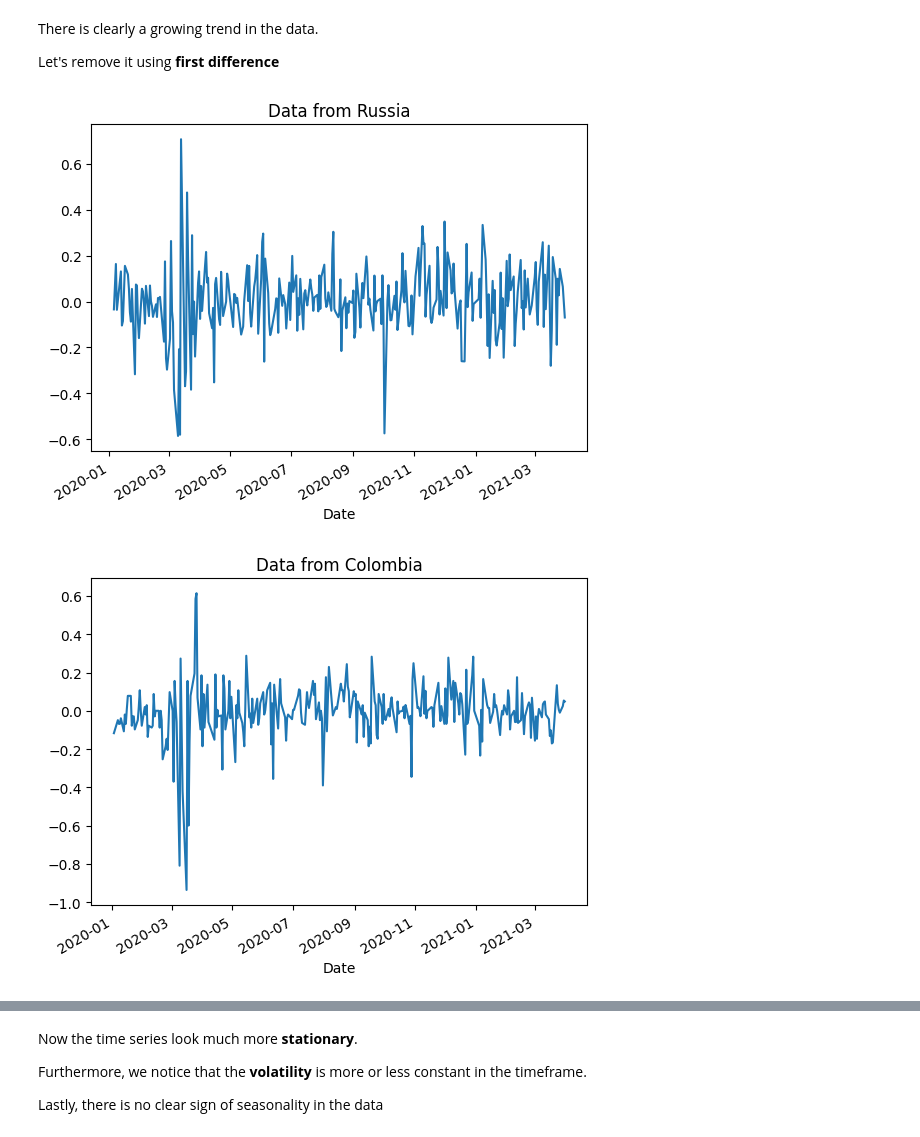
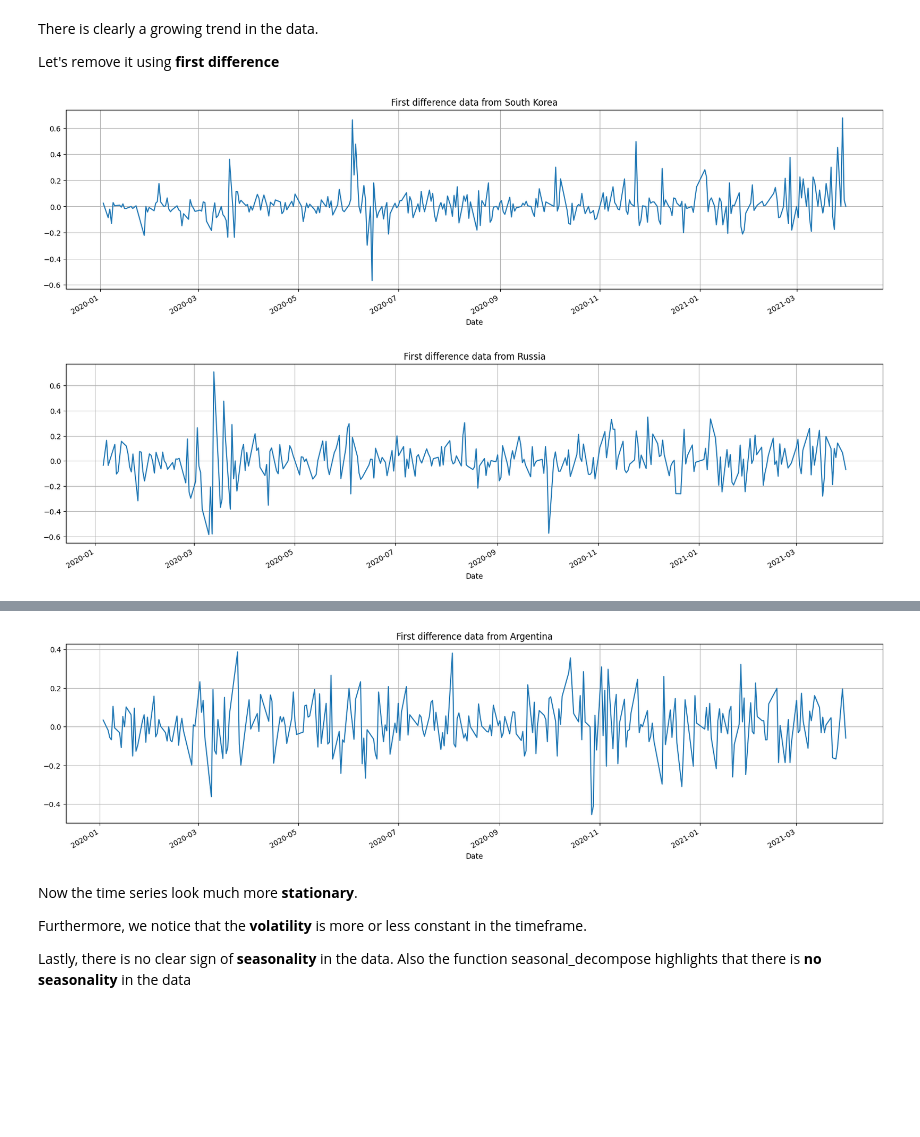
Before and after one commit to Ilvecho/Value-Investor, a Jupyter notebook: Project_5.ipynb, the cells around one changed output, grey strips where cells are left out. Cells and saved outputs as stored; diff of their text form; code cells hidden in the pictures; blank space fills up the shorter version.

```diff
--- a/Project_5.ipynb
+++ b/Project_5.ipynb
@@ -44,21 +41,3 @@ Name: Price, Length: 303, dtype: float64
-# %%
-file_list = os.listdir('/content/')
-data = {}
-
-for filename in file_list:
-    if filename.startswith('2020Q1'):
-      country = filename.split(' - ')[1].strip()
-      tmp_data = pd.read_csv(filename)[:-1]
-      tmp_data['Date'] = pd.to_datetime(tmp_data['Date'])
-      tmp_data.set_index('Date', inplace=True)
-
-      # A couple of exceptions in the dataset in which commas are used to separate the thousands
-      if country == 'Colombia' or country == 'South Africa':
-        tmp_data['Price'] = tmp_data['Price'].apply(lambda x: x.replace(',', ''))
-
-      data[country] = tmp_data['Price'].astype(float).sort_index()
-    else:
-      file_list.remove(filename)
 # %%
 for key in data.keys():
   print('\n\n###########\n')
@@ -66,7 +63,5 @@ for key in data.keys():
 # %%
 for key in data.keys():
-  fig = plt.Figure()
-  ax = data[key].plot()
-  ax.set_title(f'Data from {key}')
+  data[key].plot(figsize=(20,5), title=f'Data from {key}', grid='on')
   plt.show()
 # %% [output]
@@ -90,8 +86,6 @@ for key in data.keys():
   norm_price = (price - avg) / dev
   norm_data[key] = norm_price
 
-  fig = plt.Figure()
-  ax = norm_price.plot()
-  ax.set_title(f'Data from {key}')
+  ax = norm_price.plot(figsize=(20,5), title=f'Normalized data from {key}', grid='on')
   plt.show()
 # %% [output]
@@ -109,14 +104,14 @@ Let's remove it using **first difference**
 # %%
 diff_data = {}
 
 for key in norm_data.keys():
   diff_price = norm_data[key].diff().dropna()
   diff_data[key] = diff_price
 
-  fig = plt.Figure()
-  ax = diff_price.plot()
-  ax.set_title(f'Data from {key}')
+  # fig = plt.Figure()
+  ax = diff_price.plot(figsize=(20,5), title=f'First difference data from {key}', grid='on')
+  # ax.set_title(f'Data from {key}')
   plt.show()
 # %% [output]
-[figure, old version]
+[figure, new version]
-[figure, old version]
+[figure, new version]
@@ -128,6 +123,8 @@ for key in norm_data.keys():
+[figure, added]
 # %% [markdown]
 Now the time series look much more **stationary**.
 
 Furthermore, we notice that the **volatility** is more or less constant in the timeframe.
 
-Lastly, there is no clear sign of seasonality in the data
+Lastly, there is no clear sign of **seasonality** in the data.
+Also the function seasonal_decompose highlights that there is **no seasonality** in the data
```
Also changed, not shown: parts of 10 cells of this notebook.
